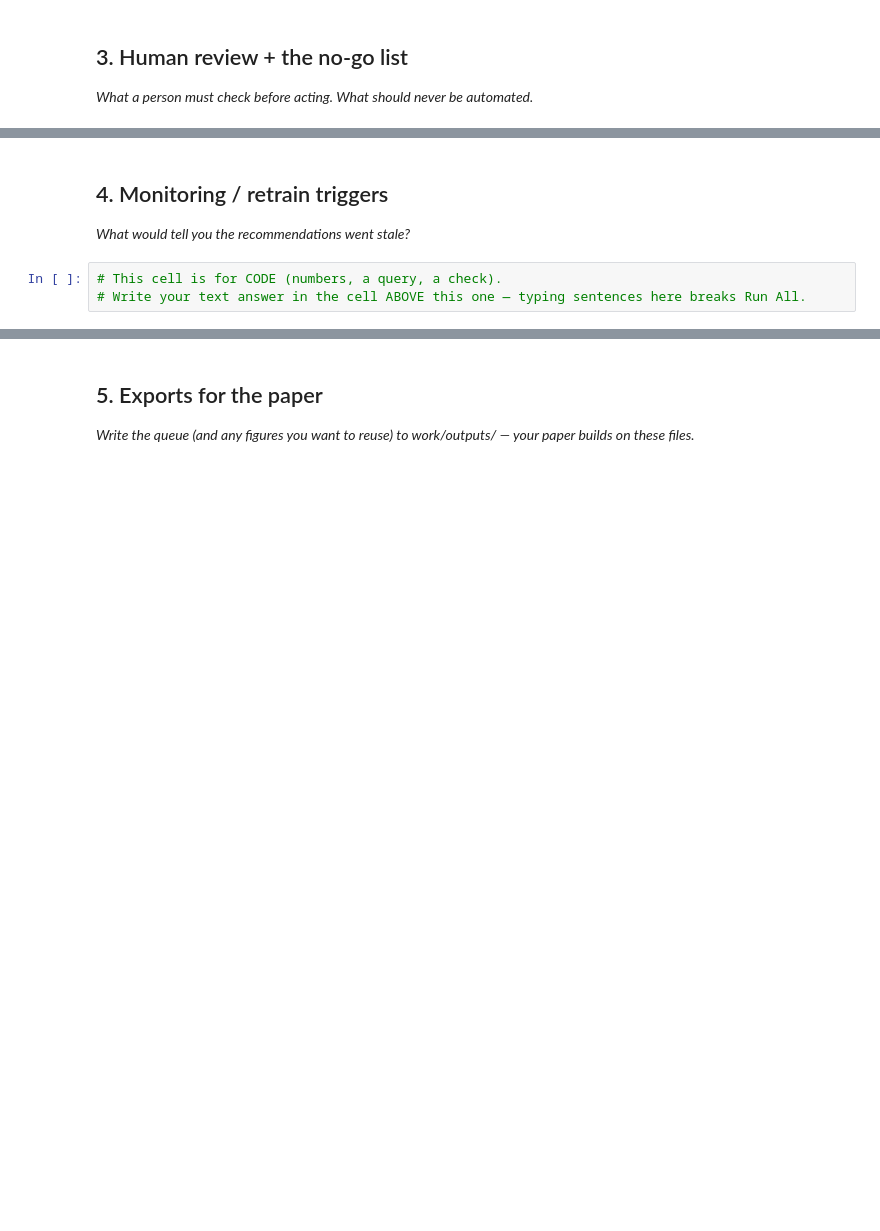
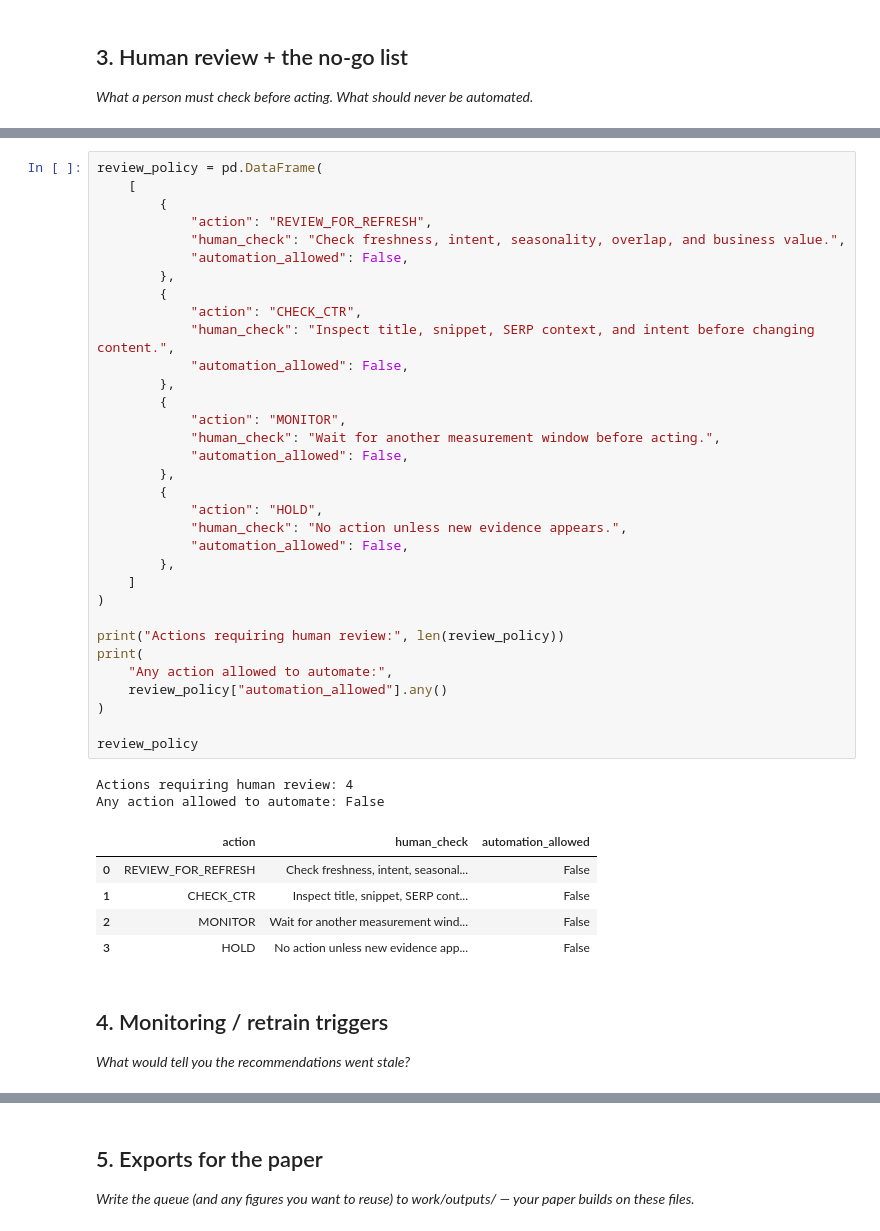
Before and after one commit to ZubairQazzi/flyrank-ml-internship-zubair, a Jupyter notebook: work/notebooks/w07_action_playbook.ipynb, the cells around one changed output, grey strips where cells are left out. Saved outputs shown, nothing was run; the diff lists cells and outputs as text; blank space fills up the shorter version.

```diff
--- a/work/notebooks/w07_action_playbook.ipynb
+++ b/work/notebooks/w07_action_playbook.ipynb
@@ -30,7 +560,45 @@ This skeleton is yours to fill. Work the sections **in order** — each one has
+# %%
+review_policy = pd.DataFrame(
+    [
+        {
+            "action": "REVIEW_FOR_REFRESH",
+            "human_check": "Check freshness, intent, seasonality, overlap, and business value.",
+            "automation_allowed": False,
+        },
+        {
+            "action": "CHECK_CTR",
+            "human_check": "Inspect title, snippet, SERP context, and intent before changing content.",
+            "automation_allowed": False,
+        },
+        {
+            "action": "MONITOR",
+            "human_check": "Wait for another measurement window before acting.",
+            "automation_allowed": False,
+        },
+        {
+            "action": "HOLD",
+            "human_check": "No action unless new evidence appears.",
+            "automation_allowed": False,
+        },
+    ]
+)
+
+print("Actions requiring human review:", len(review_policy))
+print(
+    "Any action allowed to automate:",
+    review_policy["automation_allowed"].any()
+)
+
+review_policy
+# %% [output]
+Actions requiring human review: 4
+Any action allowed to automate: False
+|  | action | human_check | automation_allowed |
+| 0 | REVIEW_FOR_REFRESH | Check freshness, intent, seasonal... | False |
+| 1 | CHECK_CTR | Inspect title, snippet, SERP cont... | False |
+| 2 | MONITOR | Wait for another measurement wind... | False |
+| 3 | HOLD | No action unless new evidence app... | False |
 # %% [markdown]
 ## 4. Monitoring / retrain triggers
 
 *What would tell you the recommendations went stale?*
-# %%
-# This cell is for CODE (numbers, a query, a check).
-# Write your text answer in the cell ABOVE this one — typing sentences here breaks Run All.
```
Also changed, not shown: parts of 15 cells of this notebook.
